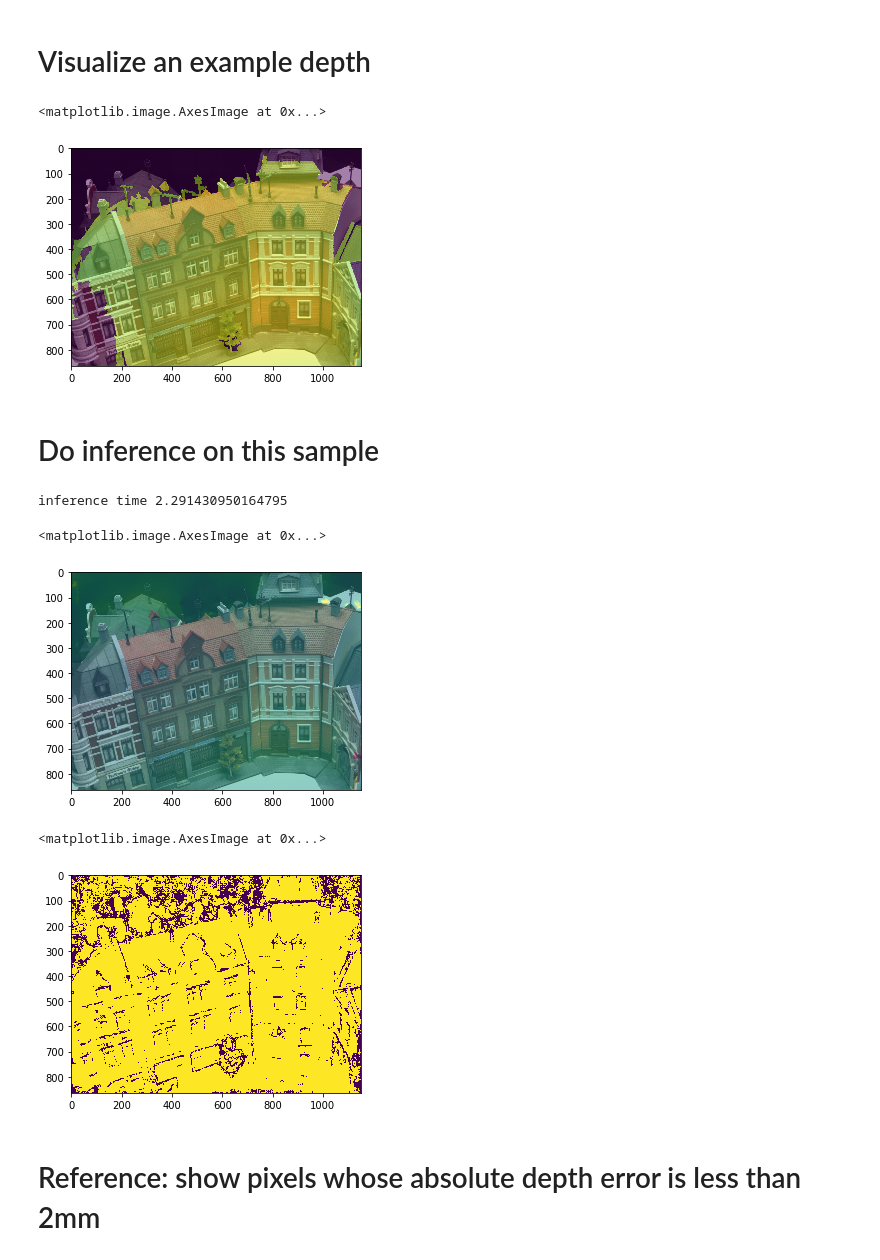
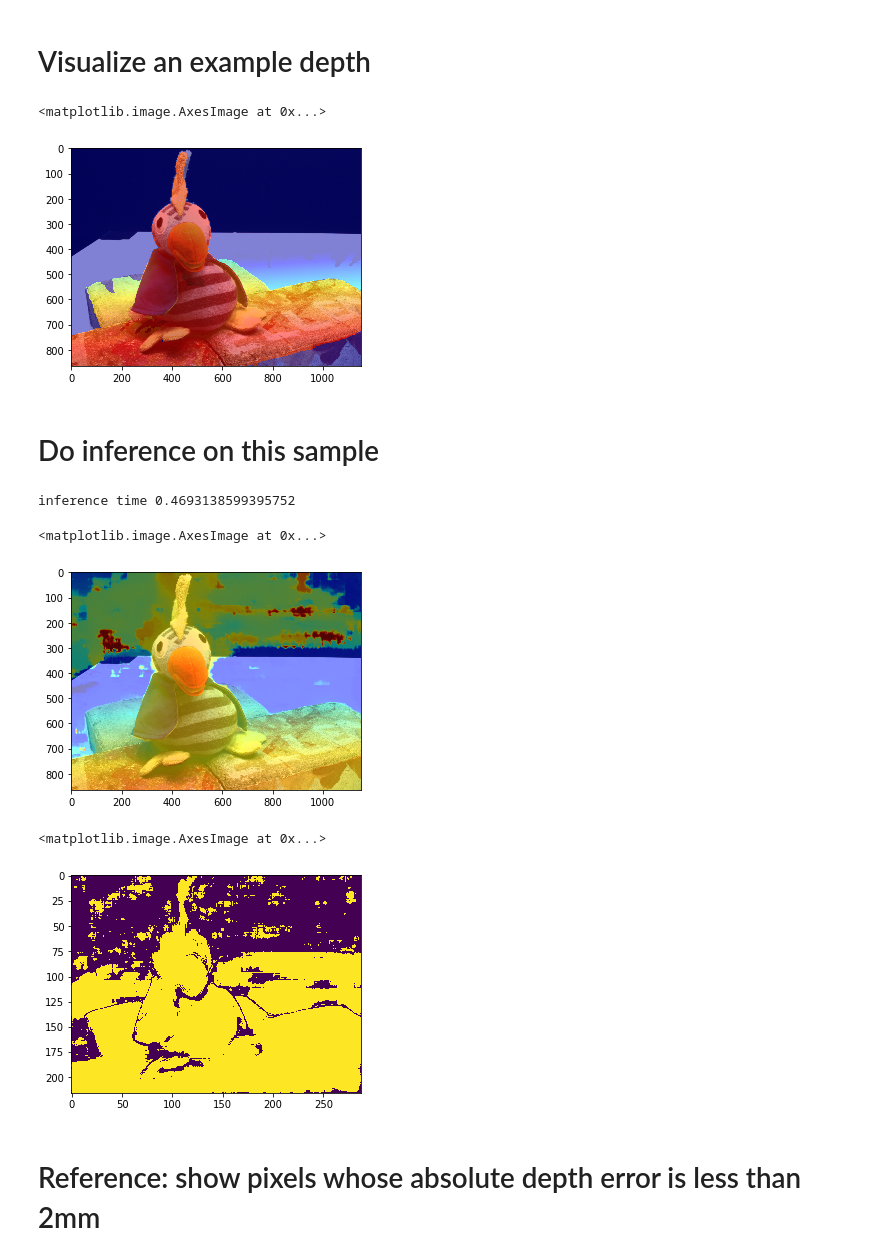
Before and after one commit to kwea123/CasMVSNet_pl, a Jupyter notebook: test.ipynb, the cells around one changed output. Cells and saved outputs as stored; diff of their text form; code cells hidden in the pictures.

Commit message:
upd visualization for training

```diff
--- a/test.ipynb
+++ b/test.ipynb
@@ -22,7 +22,7 @@ model = CascadeMVSNet(n_depths=[8,32,48],
 load_ckpt(model, 'ckpts/exp2/_ckpt_epoch_10.ckpt')
 model.eval();
 # %%
-dataset = DTUDataset('/home/ubuntu/data/mvs_training/dtu/', 'val', n_views=5, depth_interval=2.65,
+dataset = DTUDataset('/home/ubuntu/data/DTU/mvs_training/dtu/', 'test', n_views=5, depth_interval=2.65,
                      img_wh=(1152, 864))
 # %%
 def decode_batch(batch):
@@ -34,17 +34,18 @@ def decode_batch(batch):
     depth_interval = batch['depth_interval']
     return imgs, proj_mats, depths, masks, init_depth_min, depth_interval
 
-imgs, proj_mats, depths, masks, init_depth_min, depth_interval = decode_batch(dataset[120])
+imgs, proj_mats, depths, masks, init_depth_min, depth_interval = decode_batch(dataset[80])
 unpreprocess = T.Normalize(mean=[-0.485/0.229, -0.456/0.224, -0.406/0.225],
                            std=[1/0.229, 1/0.224, 1/0.225])
 # %% [markdown]
 # Visualize an example depth
 # %%
+from utils import *
 plt.imshow(unpreprocess(imgs[0]).permute(1,2,0))
-plt.imshow(depths['level_0'], alpha=0.5)
+plt.imshow(visualize_depth(depths['level_0']*masks['level_0']).permute(1,2,0), alpha=0.5)
 # %% [output]
 <matplotlib.image.AxesImage at 0x...>
-[figure, old version]
+[figure, new version]
 # %% [markdown]
 # Do inference on this sample
 # %%
@@ -54,18 +55,18 @@ with torch.no_grad():
     torch.cuda.synchronize()
 print('inference time', time.time()-t)
 # %% [output]
-inference time 2.291430950164795
+inference time 0.4693138599395752
 # %%
 plt.imshow(unpreprocess(imgs[0]).permute(1,2,0))
-plt.imshow(results['depth_0'][0].cpu().numpy(), alpha=0.5)
+plt.imshow(visualize_depth(results['depth_0'][0]).permute(1,2,0), alpha=0.5)
 # %% [output]
 <matplotlib.image.AxesImage at 0x...>
-[figure, old version]
+[figure, new version]
 # %%
-plt.imshow(results['confidence_0'][0].cpu().numpy()>0.99)
+plt.imshow(results['confidence_2'][0].cpu().numpy()>0.999)
 # %% [output]
 <matplotlib.image.AxesImage at 0x...>
-[figure, old version]
+[figure, new version]
 # %% [markdown]
 # Reference: show pixels whose absolute depth error is less than 2mm
 # %%
```
Also changed, not shown: parts of 1 cell of this notebook, 1 other file.
